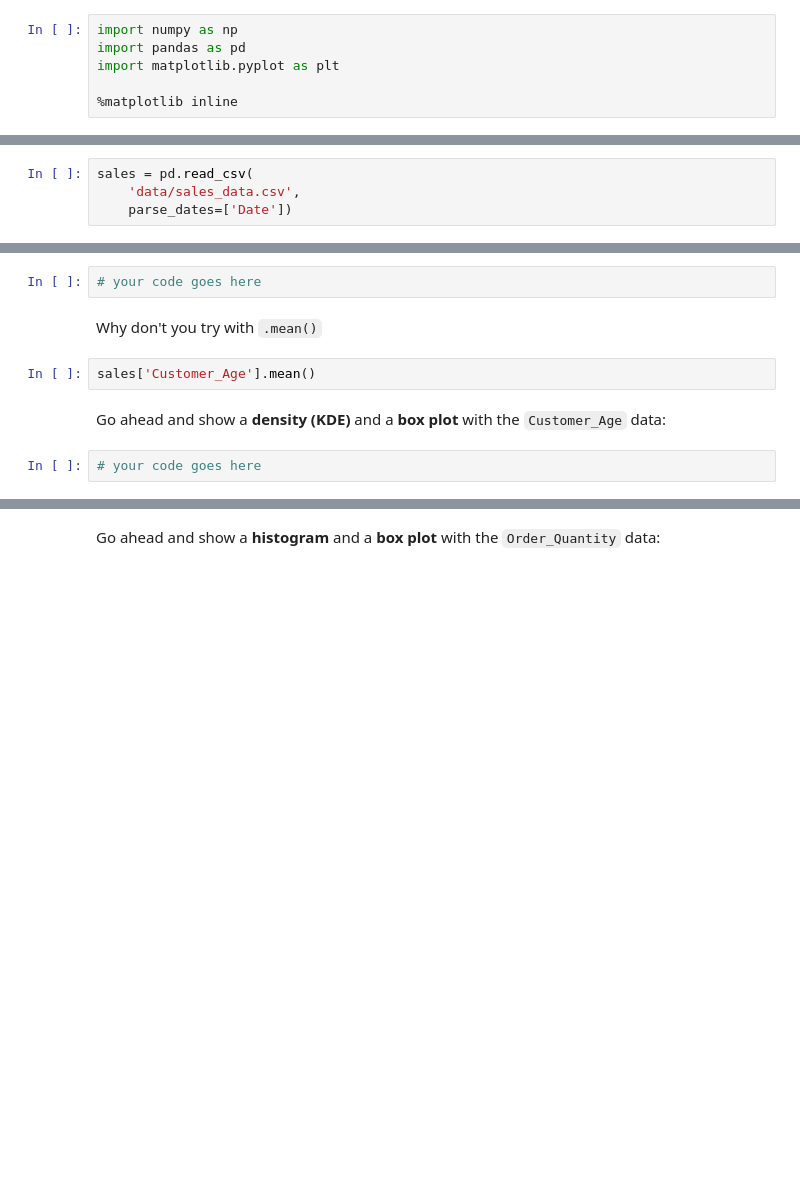
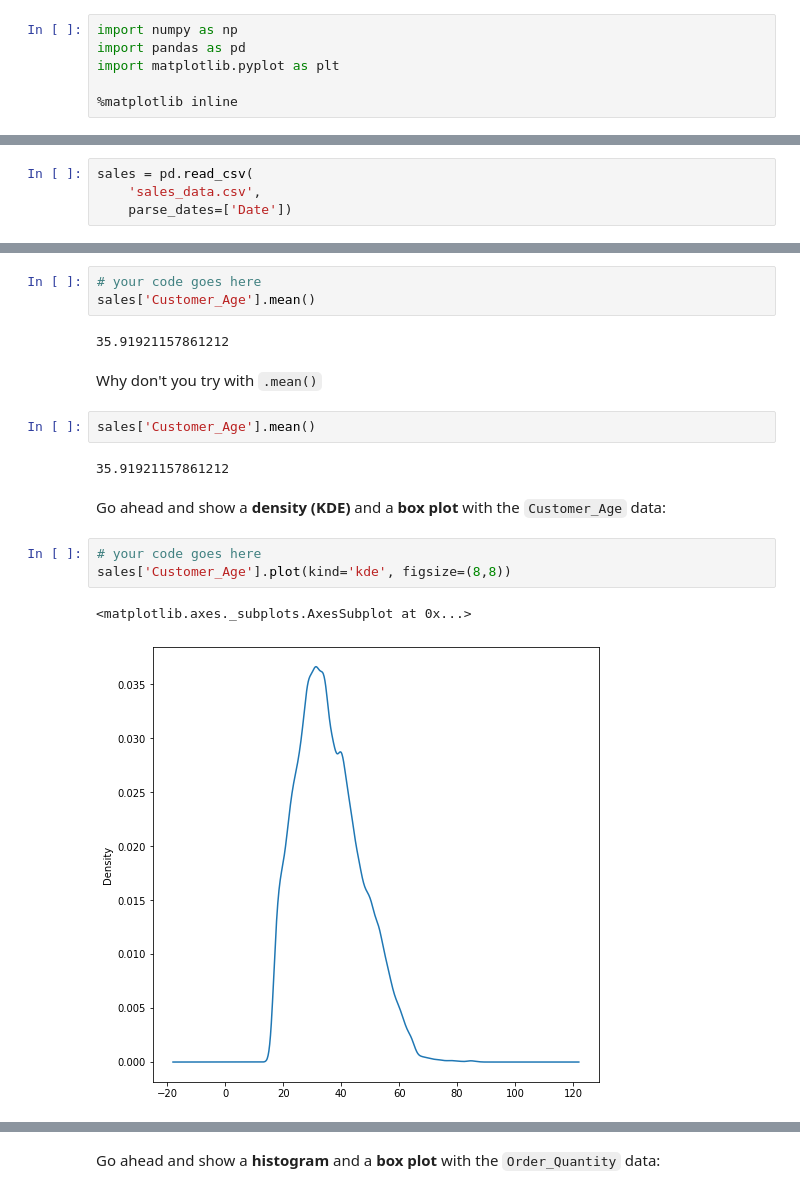
Before and after one commit to Liucheee/FreeCodeCamp-Pandas-Real-Life-Example, a Jupyter notebook: Exercises_1.ipynb, the cells around one changed output, grey strips where cells are left out. Drawn from its saved outputs; the diff is of its cells as text; blank space fills up the shorter version.

```diff
--- a/Exercises_1.ipynb
+++ b/Exercises_1.ipynb
@@ -20,4 +24,4 @@ import matplotlib.pyplot as plt
 # %%
 sales = pd.read_csv(
-    'data/sales_data.csv',
+    'sales_data.csv',
     parse_dates=['Date'])
@@ -31,11 +40,20 @@ sales.head()
 ### What's the mean of `Customers_Age`?
 # %%
 # your code goes here
+sales['Customer_Age'].mean()
+# %% [output]
+35.91921157861212
 # %% [markdown]
 Why don't you try with `.mean()`
 # %%
 sales['Customer_Age'].mean()
+# %% [output]
+35.91921157861212
 # %% [markdown]
 Go ahead and show a <b>density (KDE)</b> and a <b>box plot</b> with the `Customer_Age` data:
 # %%
 # your code goes here
+sales['Customer_Age'].plot(kind='kde', figsize=(8,8))
+# %% [output]
+<matplotlib.axes._subplots.AxesSubplot at 0x...>
+[figure, added]
```
Also changed, not shown: parts of 8 cells of this notebook.
